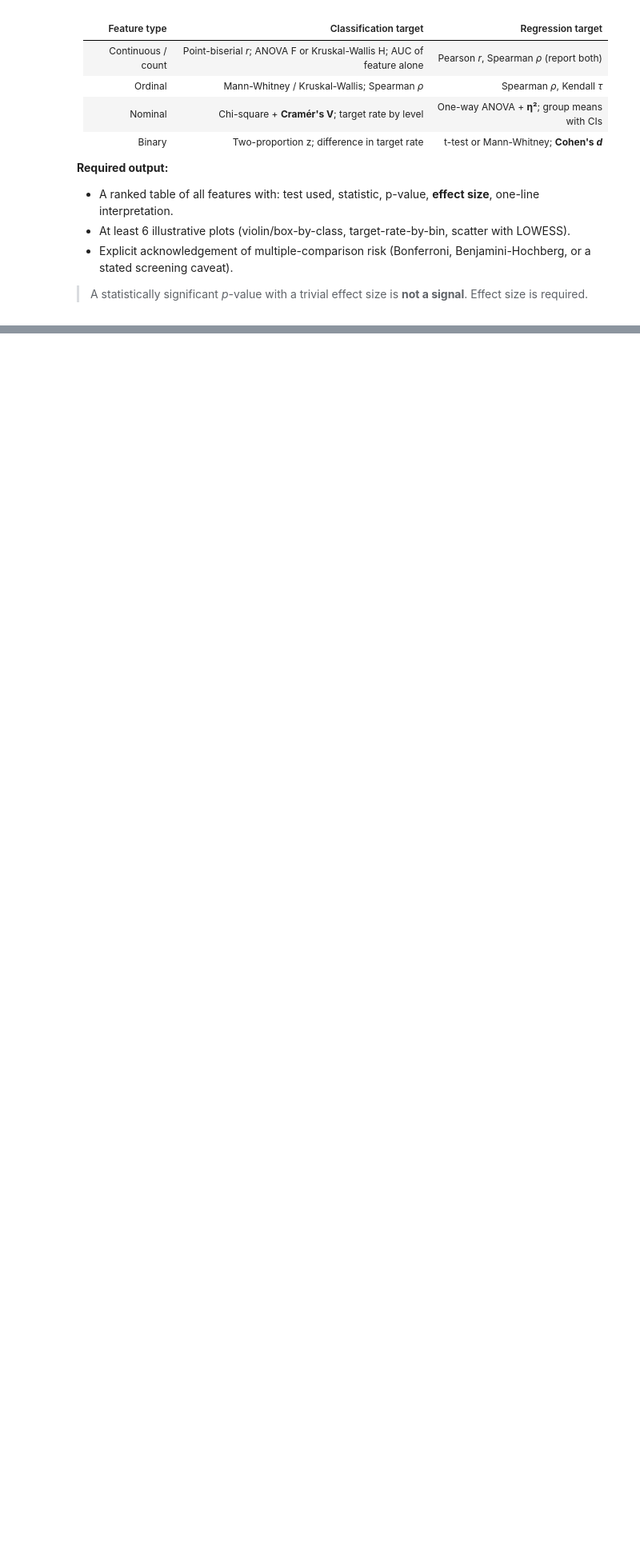
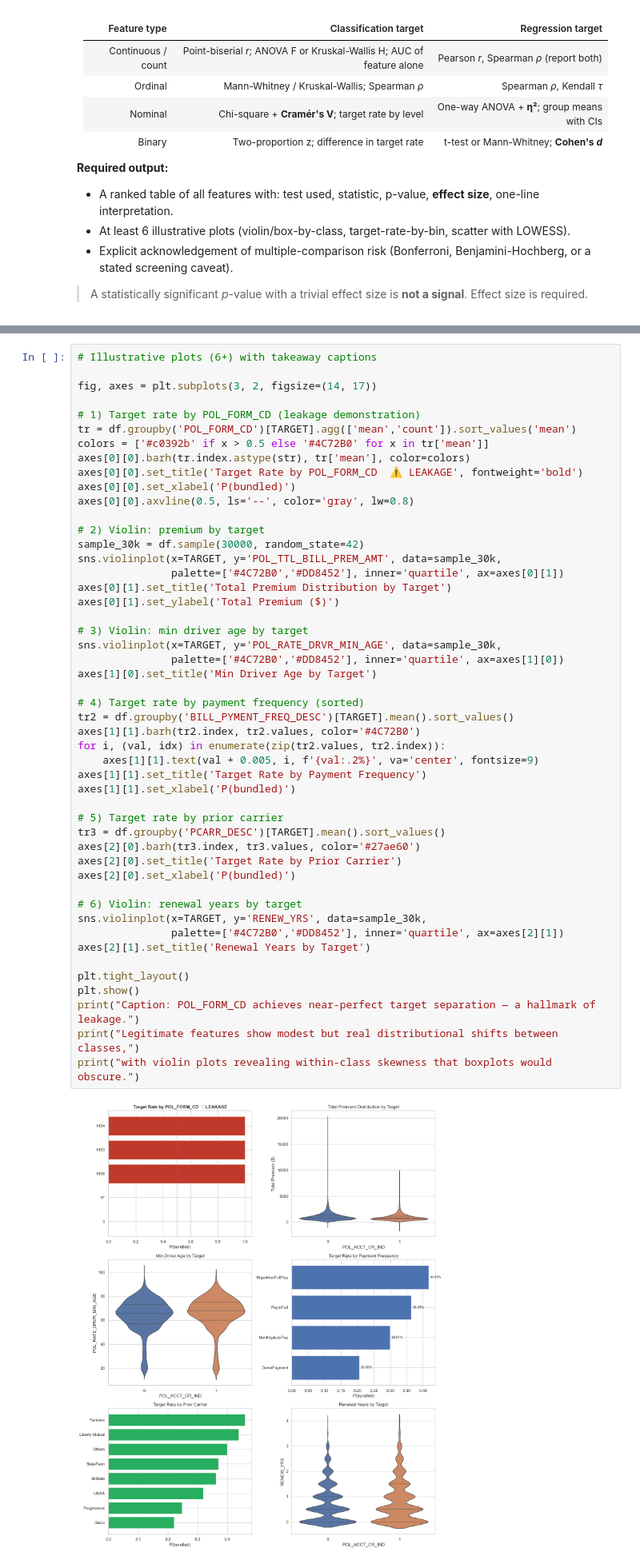
Before and after one commit to mustafaiz-msds/GRAD_5800, a Jupyter notebook: capstone_eda_starter_notebook.ipynb, the cells around one changed output, grey strips where cells are left out. Shown at 80% size. Saved outputs shown, nothing was run; the diff lists cells and outputs as text; blank space fills up the shorter version.

```diff
--- a/capstone_eda_starter_notebook.ipynb
+++ b/capstone_eda_starter_notebook.ipynb
@@ -815,0 +1049,51 @@ For **every retained feature**, quantify its bivariate relationship with the tar
+# %%
+# Illustrative plots (6+) with takeaway captions
+
+fig, axes = plt.subplots(3, 2, figsize=(14, 17))
+
+# 1) Target rate by POL_FORM_CD (leakage demonstration)
+tr = df.groupby('POL_FORM_CD')[TARGET].agg(['mean','count']).sort_values('mean')
+colors = ['#c0392b' if x > 0.5 else '#4C72B0' for x in tr['mean']]
+axes[0][0].barh(tr.index.astype(str), tr['mean'], color=colors)
+axes[0][0].set_title('Target Rate by POL_FORM_CD  ⚠ LEAKAGE', fontweight='bold')
+axes[0][0].set_xlabel('P(bundled)')
+axes[0][0].axvline(0.5, ls='--', color='gray', lw=0.8)
+
+# 2) Violin: premium by target
+sample_30k = df.sample(30000, random_state=42)
+sns.violinplot(x=TARGET, y='POL_TTL_BILL_PREM_AMT', data=sample_30k,
+               palette=['#4C72B0','#DD8452'], inner='quartile', ax=axes[0][1])
+axes[0][1].set_title('Total Premium Distribution by Target')
+axes[0][1].set_ylabel('Total Premium ($)')
+
+# 3) Violin: min driver age by target
+sns.violinplot(x=TARGET, y='POL_RATE_DRVR_MIN_AGE', data=sample_30k,
+               palette=['#4C72B0','#DD8452'], inner='quartile', ax=axes[1][0])
+axes[1][0].set_title('Min Driver Age by Target')
+
+# 4) Target rate by payment frequency (sorted)
+tr2 = df.groupby('BILL_PYMENT_FREQ_DESC')[TARGET].mean().sort_values()
+axes[1][1].barh(tr2.index, tr2.values, color='#4C72B0')
+for i, (val, idx) in enumerate(zip(tr2.values, tr2.index)):
+    axes[1][1].text(val + 0.005, i, f'{val:.2%}', va='center', fontsize=9)
+axes[1][1].set_title('Target Rate by Payment Frequency')
+axes[1][1].set_xlabel('P(bundled)')
+
+# 5) Target rate by prior carrier
+tr3 = df.groupby('PCARR_DESC')[TARGET].mean().sort_values()
+axes[2][0].barh(tr3.index, tr3.values, color='#27ae60')
+axes[2][0].set_title('Target Rate by Prior Carrier')
+axes[2][0].set_xlabel('P(bundled)')
+
+# 6) Violin: renewal years by target
+sns.violinplot(x=TARGET, y='RENEW_YRS', data=sample_30k,
+               palette=['#4C72B0','#DD8452'], inner='quartile', ax=axes[2][1])
+axes[2][1].set_title('Renewal Years by Target')
+
+plt.tight_layout()
+plt.show()
+print("Caption: POL_FORM_CD achieves near-perfect target separation — a hallmark of leakage.")
+print("Legitimate features show modest but real distributional shifts between classes,")
+print("with violin plots revealing within-class skewness that boxplots would obscure.")
+# %% [output]
+[figure, added]
```
Also changed, not shown: parts of 50 cells of this notebook.
